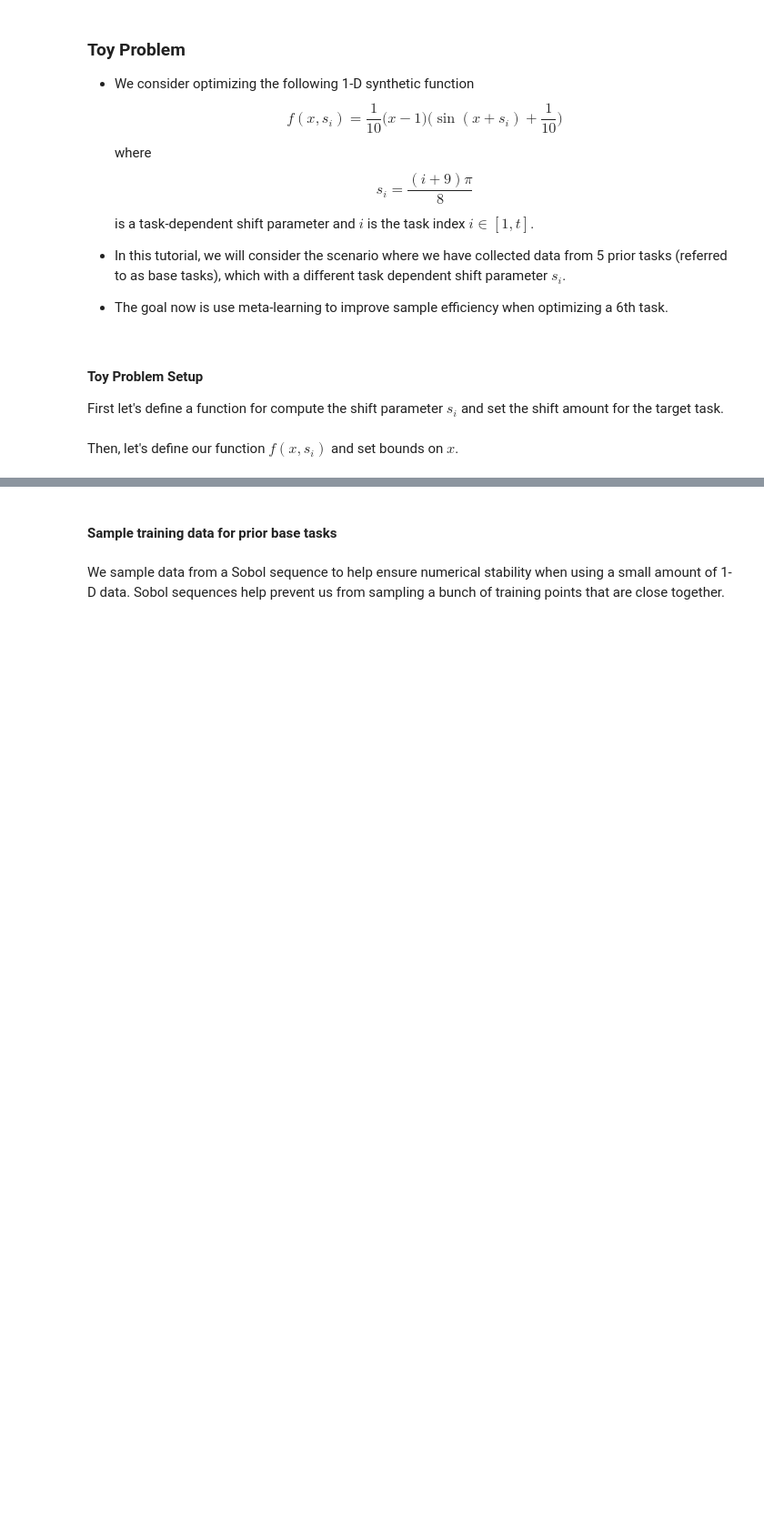
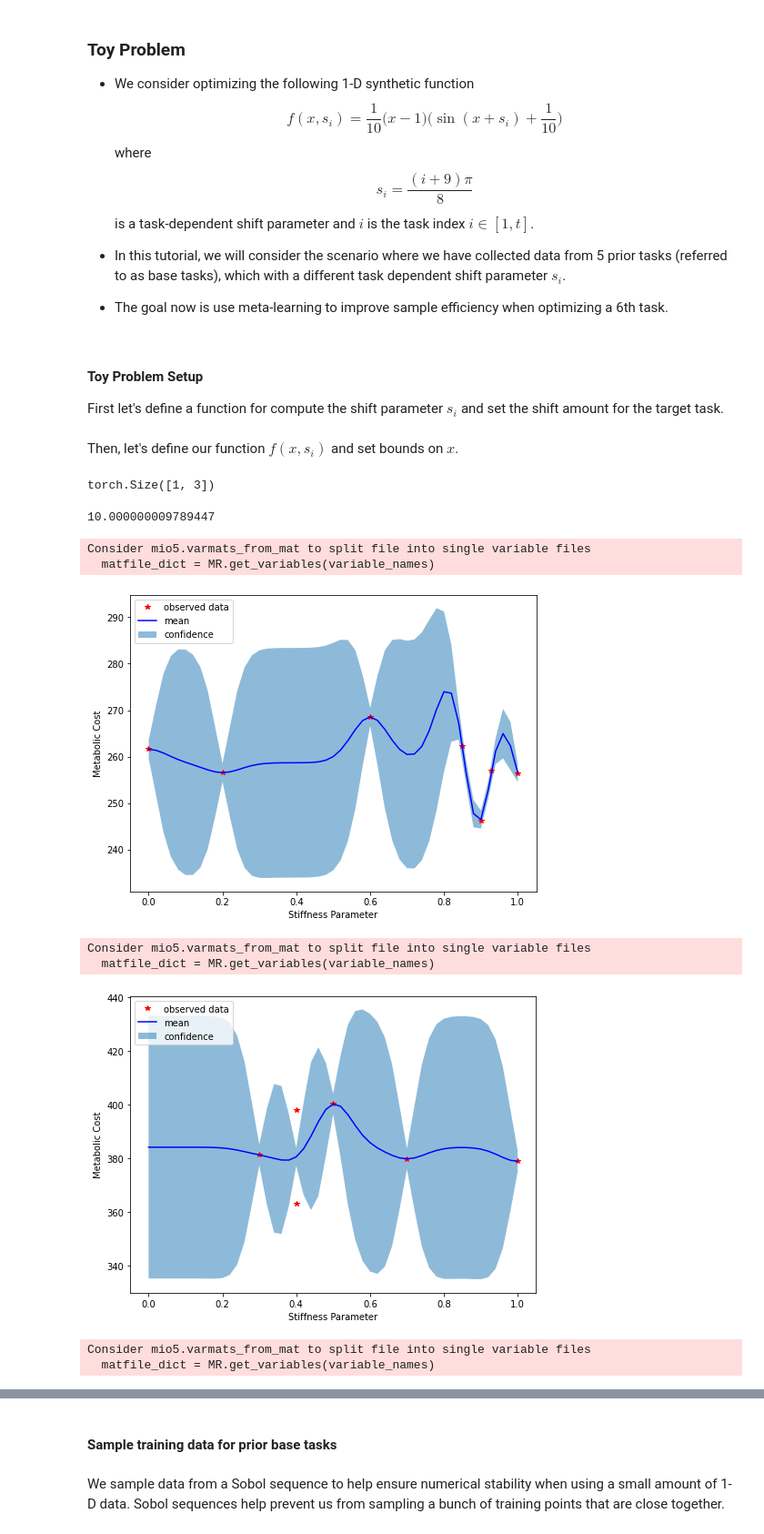
Before and after one commit to siddarth236/Rank-Weighted-GPE, a Jupyter notebook: meta_learning_with_rgpe.ipynb, the cells around one changed output, grey strips where cells are left out. Shown: that part at 91% size. Cells and saved outputs as stored; diff of their text form; code cells hidden in the pictures; blank space fills up the shorter version.

```diff
--- a/meta_learning_with_rgpe.ipynb
+++ b/meta_learning_with_rgpe.ipynb
@@ -41,3 +41,80 @@ def task_shift(task):
 # set shift for target task
 # %% [markdown]
 Then, let's define our function $f(x, s_i)$ and set bounds on $x$.
+# %%
+print(torch.tensor(sub1_1_5['parms']['exploration'][0][0],dtype=dtype,device=device).shape)
+# %% [output]
+torch.Size([1, 3])
+# %%
+print(xxx[0,0].numpy())
+# %% [output]
+10.000000009789447
+# %%
+from botorch.utils.transforms import normalize, unnormalize
+import matplotlib.pyplot as plt
+from scipy.io import loadmat
+from gpytorch.kernels import RBFKernel
+from plotting_gp import plotting_gp
+BOUNDS = torch.tensor([[50], [150]], dtype=dtype, device=device)
+noise_std=0.1
+base_model_list=[]
+
+sub1_1 = loadmat('sub_1_speed_1.mat')
+train_y=-sub1_1['parms']['yval'][0][0].T
+train_y=torch.tensor(train_y,device=device)
+train_x_raw=sub1_1['parms']['xval'][0][0][0:train_y.shape[0]]
+train_x_raw=torch.tensor(train_x_raw,device=device)
+train_x=normalize(train_x_raw,bounds=BOUNDS)
+train_yvar = torch.full_like(train_y, noise_std**2)
+#print(train_yvar.shape,"yvar")
+base_model_1 = get_fitted_model(train_x, train_y, train_yvar)
+base_model_1.covar_module.base_kernel.lengthscale = 0.5/math.sqrt(torch.tensor(sub1_1['parms_update'][0,-1]['theta'][0][0])[0,1])
+base_model_1.covar_module.outputscale=math.sqrt(torch.tensor(sub1_1['parms_update'][0,-1]['theta'][0][0])[0,0].numpy())
+base_model_list.append(base_model_1)
+plotting_gp(base_model_1,train_x,train_y,train_yvar,device,BOUNDS)
+
+
+sub1_1_25 = loadmat('sub_1_speed_1_5.mat')
+train_y=-sub1_1_25['parms']['yval'][0][0].T
+train_y=torch.tensor(train_y,device=device)
+train_x_raw=sub1_1_25['parms']['xval'][0][0][0:train_y.shape[0]]
+train_x_raw=torch.tensor(train_x_raw,device=device)
+train_x=normalize(train_x_raw,bounds=BOUNDS)
+#print(train_y.shape,train_x.shape)
+#print(train_x,train_y)
+train_yvar = torch.full_like(train_y, noise_std**2)
+#print(train_yvar.shape,"yvar")
+base_model_2 = get_fitted_model(train_x, train_y, train_yvar)
+base_model_2.covar_module.base_kernel.lengthscale = 0.5/math.sqrt(torch.tensor(sub1_1_25['parms_update'][0,-1]['theta'][0][0])[0,1])
+base_model_2.covar_module.outputscale=math.sqrt(torch.tensor(sub1_1_25['parms_update'][0,-1]['theta'][0][0])[0,0].numpy())
+base_model_list.append(base_model_2)
+plotting_gp(base_model_2,train_x,train_y,train_yvar,device,BOUNDS)
+
+
+sub1_1_5 = loadmat('sub_1_speed_1_25.mat')
+train_y=-sub1_1_5['parms']['yval'][0][0].T
+train_y=torch.tensor(train_y,device=device)
+train_x_raw=sub1_1_5['parms']['xval'][0][0][0:train_y.shape[0]]
+train_x_raw=torch.tensor(train_x_raw,device=device)
+train_x=normalize(train_x_raw,bounds=BOUNDS)
+#print(train_y.shape,train_x.shape)
+#print(train_x,train_y)
+train_yvar = torch.full_like(train_y, noise_std**2)
+#print(train_yvar.shape,"yvar")
+true_model = get_fitted_model(train_x, train_y, train_yvar)
+true_model.covar_module.base_kernel.lengthscale = 0.5/math.sqrt(torch.tensor(sub1_1_5['parms_update'][0,-1]['theta'][0][0])[0,1])
+true_model.covar_module.outputscale=math.sqrt(torch.tensor(sub1_1_5['parms_update'][0,-1]['theta'][0][0])[0,0].numpy())**2
+plotting_gp(true_model,train_x,train_y,train_yvar,device,BOUNDS)
+
+
+    #Y_mean_target=target_model.Y_mean
+    #Y_std_target=target_model.Y_std
+# %% [output]
+Consider mio5.varmats_from_mat to split file into single variable files
+  matfile_dict = MR.get_variables(variable_names)
+[figure, added]
+Consider mio5.varmats_from_mat to split file into single variable files
+  matfile_dict = MR.get_variables(variable_names)
+[figure, added]
+Consider mio5.varmats_from_mat to split file into single variable files
+  matfile_dict = MR.get_variables(variable_names)
```
Also changed, not shown: parts of 21 cells of this notebook, 18 other files.
